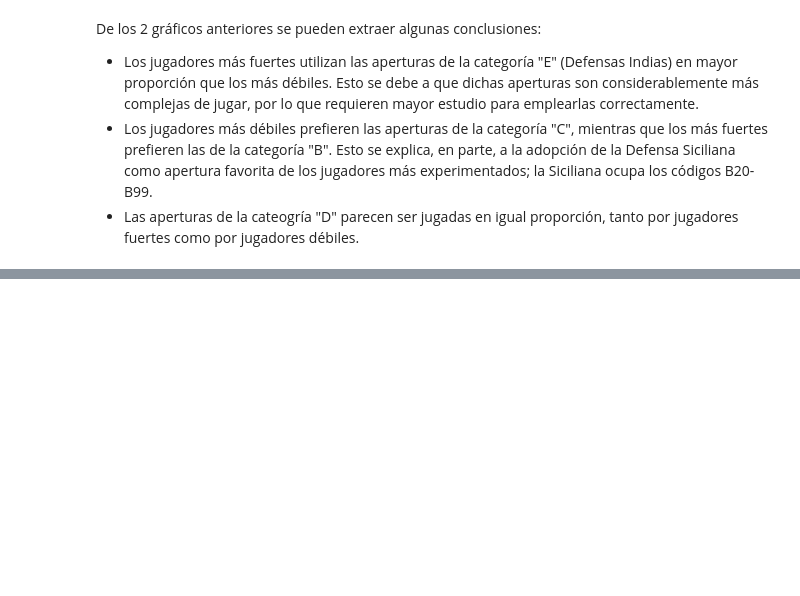
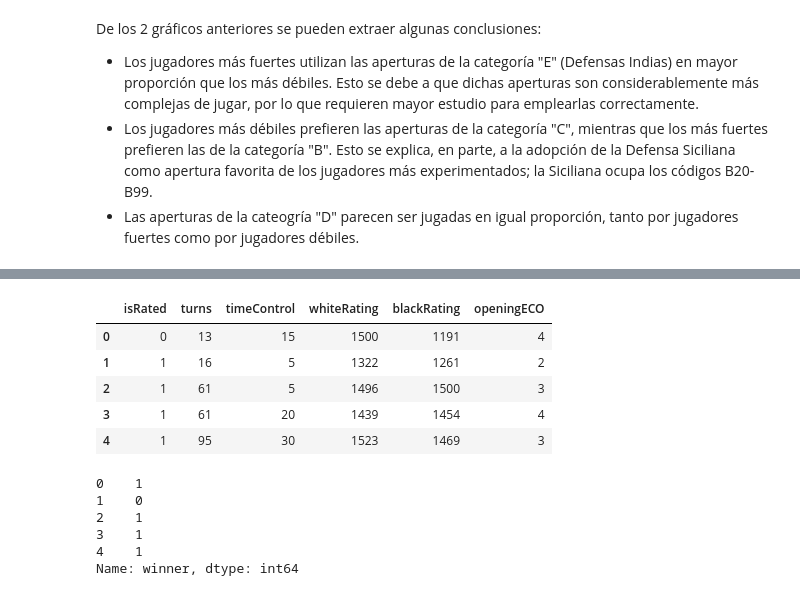
Before and after one commit to esteban062000/Big-Data-II-2021, a Jupyter notebook: tareas/tarea_2/notebook_tarea_2.ipynb, the cells around one changed output, grey strips where cells are left out. Saved outputs shown, nothing was run; the diff lists cells and outputs as text; code cells hidden in the pictures; blank space fills up the shorter version.

```diff
--- a/tareas/tarea_2/notebook_tarea_2.ipynb
+++ b/tareas/tarea_2/notebook_tarea_2.ipynb
@@ -243,0 +252,21 @@ De los 2 gráficos anteriores se pueden extraer algunas conclusiones:
+# %%
+X = data.iloc[:,0:6]
+y = data.iloc[:, 6]
+# %%
+X.head()
+# %% [output]
+|  | isRated | turns | timeControl | whiteRating | blackRating | openingECO |
+| 0 | 0 | 13 | 15 | 1500 | 1191 | 4 |
+| 1 | 1 | 16 | 5 | 1322 | 1261 | 2 |
+| 2 | 1 | 61 | 5 | 1496 | 1500 | 3 |
+| 3 | 1 | 61 | 20 | 1439 | 1454 | 4 |
+| 4 | 1 | 95 | 30 | 1523 | 1469 | 3 |
+# %%
+y.head()
+# %% [output]
+0    1
+1    0
+2    1
+3    1
+4    1
+Name: winner, dtype: int64
```
Also changed, not shown: parts of 12 cells of this notebook.
